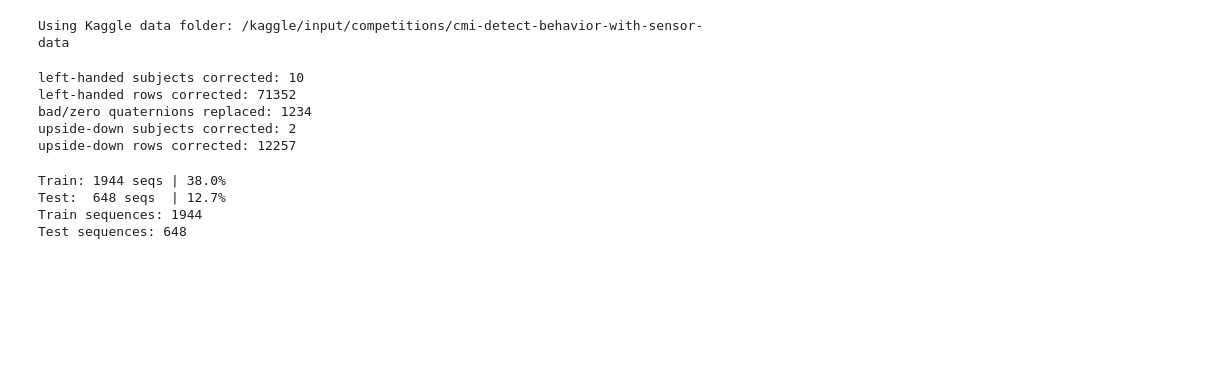
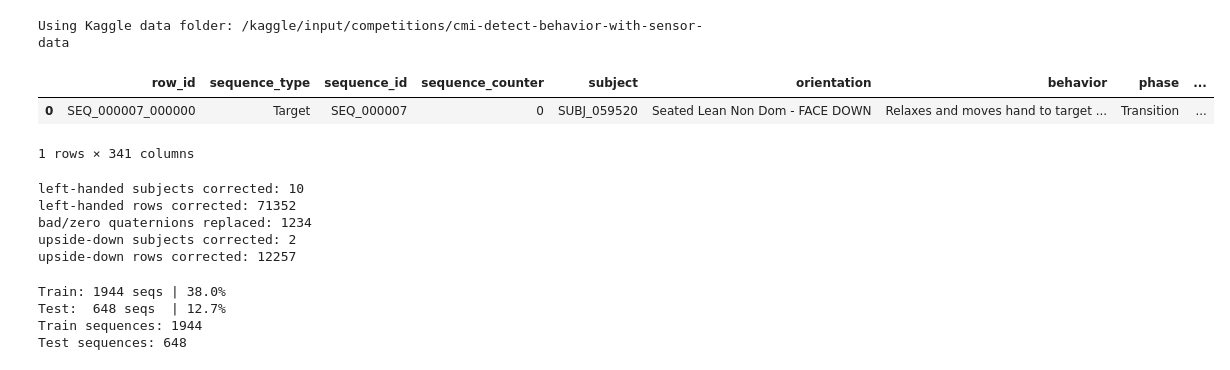
Before and after one commit to keith-17/cmi_dexter, a Jupyter notebook: multibranch.ipynb, the cells around one changed output. Saved outputs shown, nothing was run; the diff lists cells and outputs as text; code cells hidden in the pictures; blank space fills up the shorter version.

```diff
--- a/multibranch.ipynb
+++ b/multibranch.ipynb
@@ -71,6 +71,12 @@ os.makedirs(temp_calculations_folder_name, exist_ok=True)
 os.makedirs(model_run_folder_name, exist_ok=True)
 # %% [output]
 Using Kaggle data folder: /kaggle/input/competitions/cmi-detect-behavior-with-sensor-data
+# %%
+raw_train_df.head(1)
+# %% [output]
+|  | row_id | sequence_type | sequence_id | sequence_counter | subject | orientation | behavior | phase | ... |
+| 0 | SEQ_000007_000000 | Target | SEQ_000007 | 0 | SUBJ_059520 | Seated Lean Non Dom - FACE DOWN | Relaxes and moves hand to target ... | Transition | ... |
+1 rows × 341 columns
 # %%
 n_splits = 3
 cv = GroupKFold(n_splits=n_splits)
```
Also changed, not shown: parts of 6 cells of this notebook.
